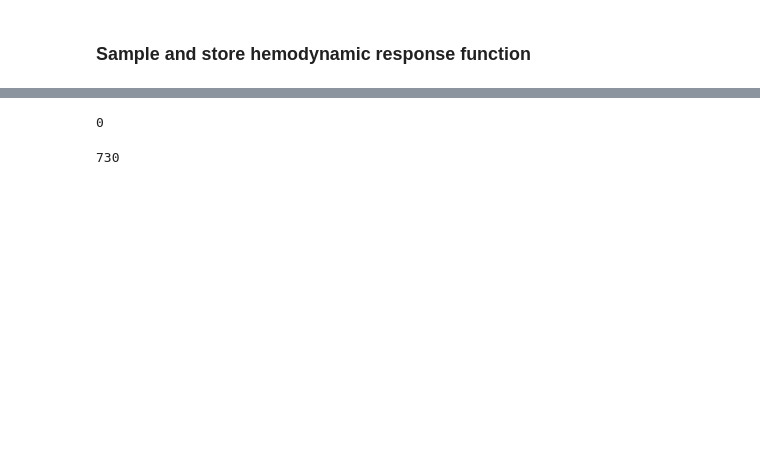
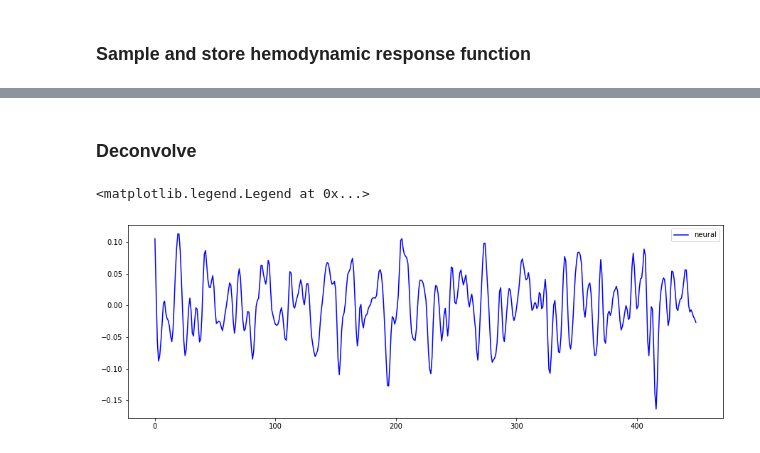
Before and after one commit to kbonna/decidenet, a Jupyter notebook: connectivity_analysis/dn_ca_01_deconvolution.ipynb, the cells around one changed output, grey strips where cells are left out. Cells and saved outputs as stored; diff of their text form; code cells hidden in the pictures; blank space fills up the shorter version.

```diff
--- a/connectivity_analysis/dn_ca_01_deconvolution.ipynb
+++ b/connectivity_analysis/dn_ca_01_deconvolution.ipynb
@@ -48,17 +66,31 @@ plt.show()
+# %% [markdown]
+### Deconvolve
 # %%
+### Inputs #########################################################################################
+
 path_hrf = os.path.join(path_timeries, 'spmHRF.1D')
-
 ts = time_series_all[0, 0, :, 0]
 
-pd.Series(ts).to_csv('ts.1D', index=False, header=False)
+### Function #######################################################################################
 
-cmd = f'3dTfitter -RHS ts.1D -FALTUNG {path_hrf} ts_deco 012 0'
-subprocess.call(cmd, shell=True)
+ts_fname, ts_neural_fname = 'ts.1D', 'ts_neural.1D'
 
-ts_deco = np.loadtxt('ts_deco.1D')
+pd.Series(ts).to_csv(ts_fname, index=False, header=False)
+
+# Deconvolve
+cmd = f'3dTfitter -RHS {ts_fname} -FALTUNG {path_hrf} {ts_neural_fname} 012 0'
+subprocess.run(cmd, shell=True)
+
+ts_neural = np.loadtxt(ts_neural_fname)
+
+os.remove(ts_fname)
+os.remove(ts_neural_fname)
-# %% [output]
-0
-# %%
-len(ts_deco)
-# %% [output]
-730
+# %%
+fig, ax = plt.subplots(figsize=(15, 5), facecolor='w')
+
+# ax.plot(normalize_1d(ts[:450]), 'r', label='BOLD')
+ax.plot(normalize_1d(ts_neural[:450]), 'b', label='neural')
+ax.legend()
+# %% [output]
+<matplotlib.legend.Legend at 0x...>
+[figure, added]
```
Also changed, not shown: parts of 7 cells of this notebook, 2 other files.
